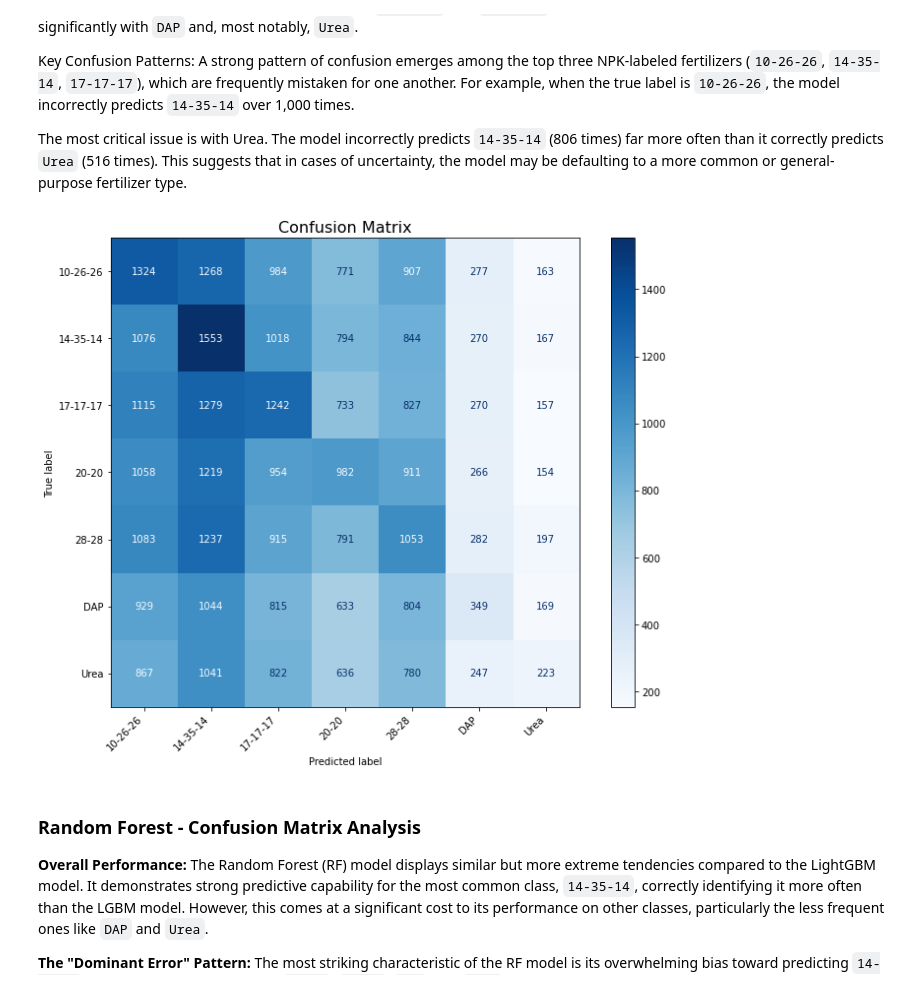
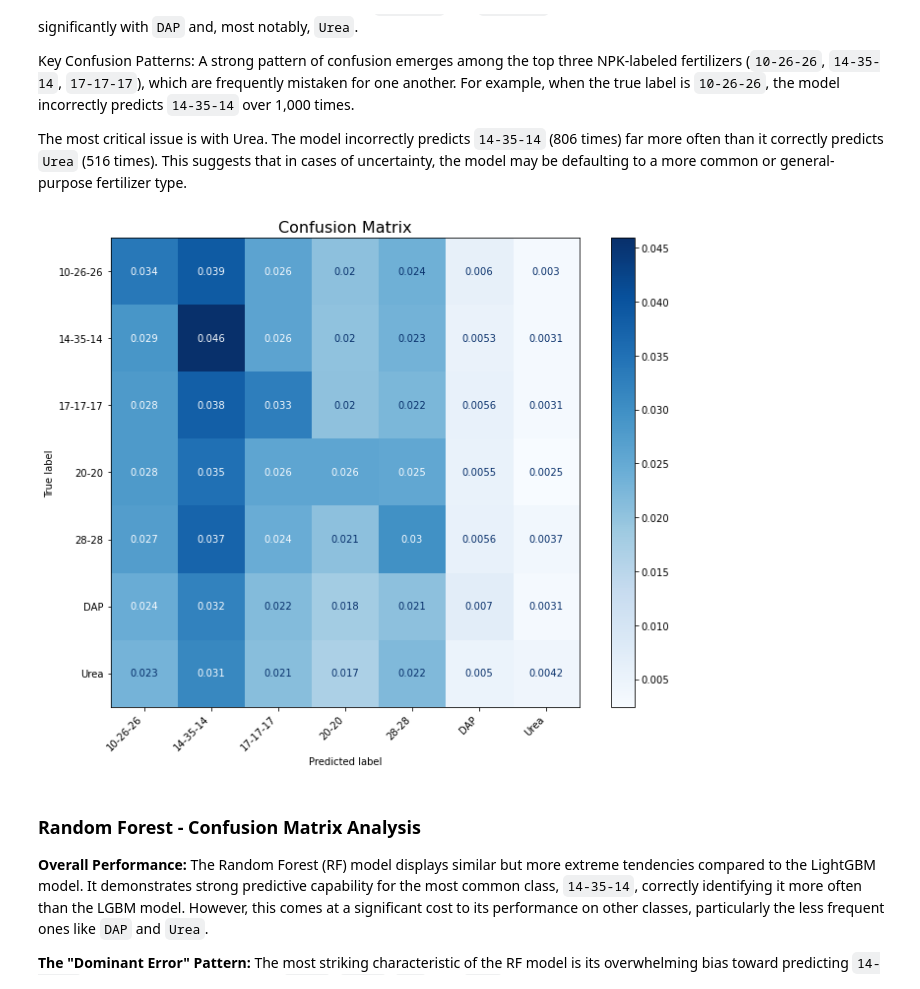
Before and after one commit to mau-estradiote/Kaggle-datasets, a Jupyter notebook: Predicting-Optimal-Fertilizers/notebooks/Models.ipynb, the cells around one changed output. Saved outputs shown, nothing was run; the diff lists cells and outputs as text; code cells hidden in the pictures.

```diff
--- a/Predicting-Optimal-Fertilizers/notebooks/Models.ipynb
+++ b/Predicting-Optimal-Fertilizers/notebooks/Models.ipynb
@@ -130,7 +140,7 @@ fitted_models = train_and_log_models(
     models_to_run=models_list,
     all_models=models,
     all_params=params,
-    n_iter=15,
+    n_iter=10,
     cv=3
 )
 
@@ -228,12 +216,13 @@ The most critical issue is with Urea. The model incorrectly predicts `14-35-14`
 # %%
 evl.plot_confusion_matrix(
     model=best_rf,
     X_val=X_test_split,
     y_val=Y_test_split,
-    class_names=class_names
+    class_names=class_names,
+    norm = 'all'
 )
 # %% [output]
-[figure, old version]
+[figure, new version]
 # %% [markdown]
 ### Random Forest - Confusion Matrix Analysis
 
```
Also changed, not shown: parts of 22 cells of this notebook, 7 other files.
